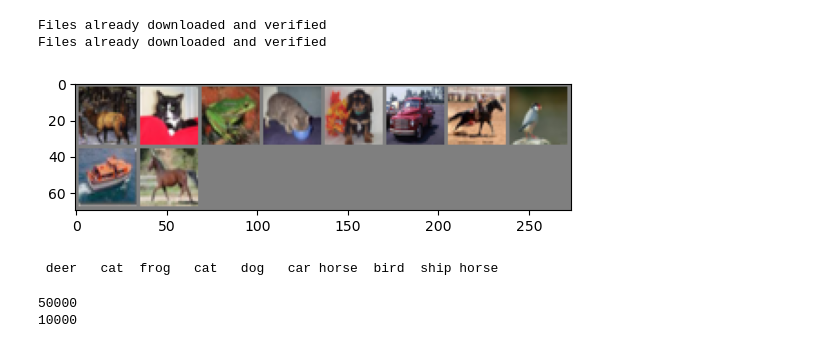
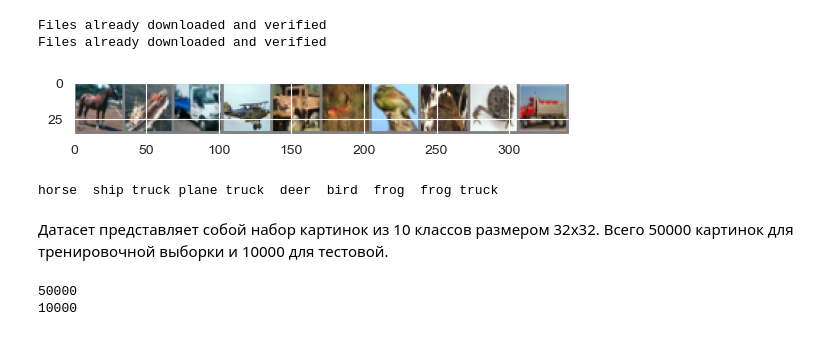
Before and after one commit to ex3del/Pad_jupiter, a Jupyter notebook: cifar_final.ipynb, the cells around one changed output. Saved outputs shown, nothing was run; the diff lists cells and outputs as text; code cells hidden in the pictures.

```diff
--- a/cifar_final.ipynb
+++ b/cifar_final.ipynb
@@ -17,12 +17,12 @@ transform = transforms.Compose(
 trainset = torchvision.datasets.CIFAR10(root=r'C:\Users\777\PycharmProjects\uchuneyronki\NN\MNIST\CIFAR10', train=True,
                                         download=True, transform=transform)
 train_dataloader = torch.utils.data.DataLoader(trainset, batch_size=64,
-                                          shuffle=True, num_workers=2)
+                                          shuffle=True)
 
 testset = torchvision.datasets.CIFAR10(root=r'C:\Users\777\PycharmProjects\uchuneyronki\NN\MNIST\CIFAR10', train=False,
                                        download=True, transform=transform)
 test_dataloader = torch.utils.data.DataLoader(testset, batch_size=64,
-                                         shuffle=False, num_workers=2)
+                                         shuffle=False)
 
 classes = ('plane', 'car', 'bird', 'cat',
            'deer', 'dog', 'frog', 'horse', 'ship', 'truck')
@@ -32,26 +32,29 @@ Files already downloaded and verified
 # %%
 import matplotlib.pyplot as plt
 import numpy as np
 
 # functions to show an image
 
 def imshow(img):
     img = img / 2 + 0.5     # unnormalize
     npimg = img.numpy()
     plt.imshow(np.transpose(npimg, (1, 2, 0)))
     plt.show()
 
 # get some random training images
-dataiter = iter(trainloader)
+dataiter = iter(train_dataloader)
 images, labels = next(dataiter)
 
 # show images
-imshow(torchvision.utils.make_grid(images))
+
+imshow(torchvision.utils.make_grid(images, nrow=10))
 # print labels
 print(' '.join('%5s' % classes[labels[j]] for j in range(10)))
 # %% [output]
-[figure, old version]
+[figure, new version]
- deer   cat  frog   cat   dog   car horse  bird  ship horse
+horse  ship truck plane truck  deer  bird  frog  frog truck
+# %% [markdown]
+Датасет представляет собой набор картинок из 10 классов размером 32х32. Всего 50000 картинок для тренировочной выборки и 10000 для тестовой.
 # %%
 total = 0
 dic_count = {i: 0 for i in range(10)}
```
Also changed, not shown: parts of 11 cells of this notebook, 4 other files.
